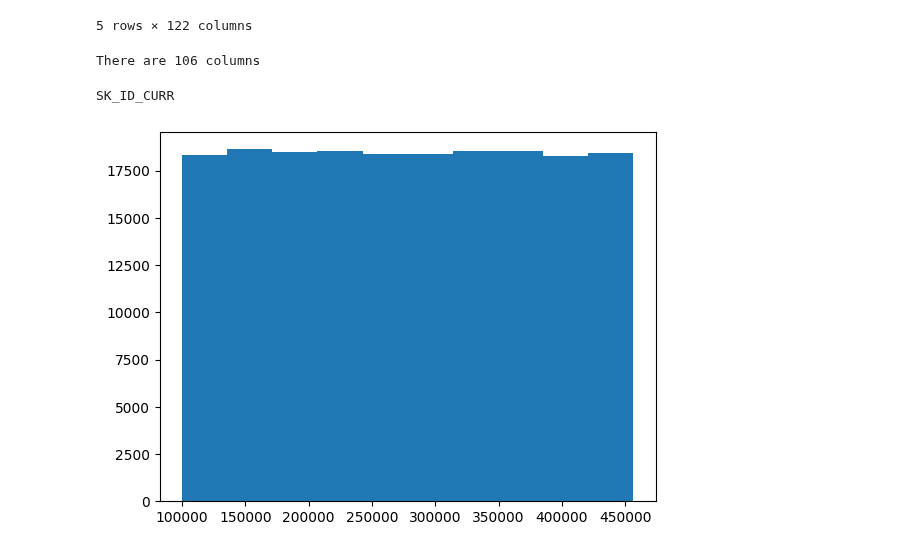
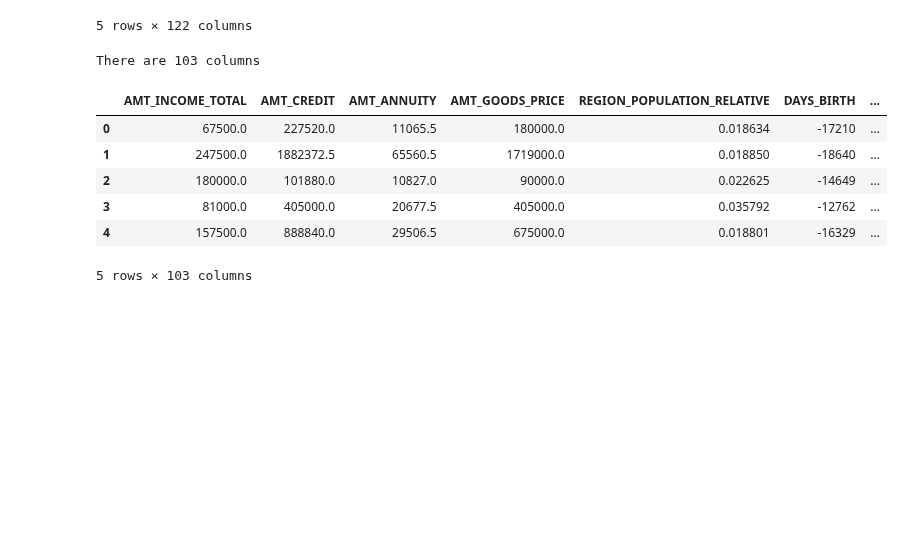
Before and after one commit to DhruvAwasthi/AI511_HOMELOAN_2022, a Jupyter notebook: notebooks/2022_10_31_iter_7_normality_distribution.ipynb, the cells around one changed output. Drawn from its saved outputs; the diff is of its cells as text; code cells hidden in the pictures; blank space fills up the shorter version.

```diff
--- a/notebooks/2022_10_31_iter_7_normality_distribution.ipynb
+++ b/notebooks/2022_10_31_iter_7_normality_distribution.ipynb
@@ -20,16 +23,18 @@ df.head()
 5 rows × 122 columns
 # %%
 numerical_columns = list(df.select_dtypes(exclude=["object"]).columns)
+numerical_columns = numerical_columns[2:-1]
 print(f"There are {len(numerical_columns)} columns")
 # %% [output]
-There are 106 columns
+There are 103 columns
-# %%
-for column in numerical_columns:
-    if column in ["SK_ID_CURR":
-        continue
-    print(column)
-    plt.hist(df[column])
-    break
-# %% [output]
-SK_ID_CURR
-[figure, removed]
+# %%
+df_num = df[numerical_columns]
+df_num.head()
+# %% [output]
+|  | AMT_INCOME_TOTAL | AMT_CREDIT | AMT_ANNUITY | AMT_GOODS_PRICE | REGION_POPULATION_RELATIVE | DAYS_BIRTH | ... |
+| 0 | 67500.0 | 227520.0 | 11065.5 | 180000.0 | 0.018634 | -17210 | ... |
+| 1 | 247500.0 | 1882372.5 | 65560.5 | 1719000.0 | 0.018850 | -18640 | ... |
+| 2 | 180000.0 | 101880.0 | 10827.0 | 90000.0 | 0.022625 | -14649 | ... |
+| 3 | 81000.0 | 405000.0 | 20677.5 | 405000.0 | 0.035792 | -12762 | ... |
+| 4 | 157500.0 | 888840.0 | 29506.5 | 675000.0 | 0.018801 | -16329 | ... |
+5 rows × 103 columns
```
Also changed, not shown: parts of 6 cells of this notebook, 10 other files.
